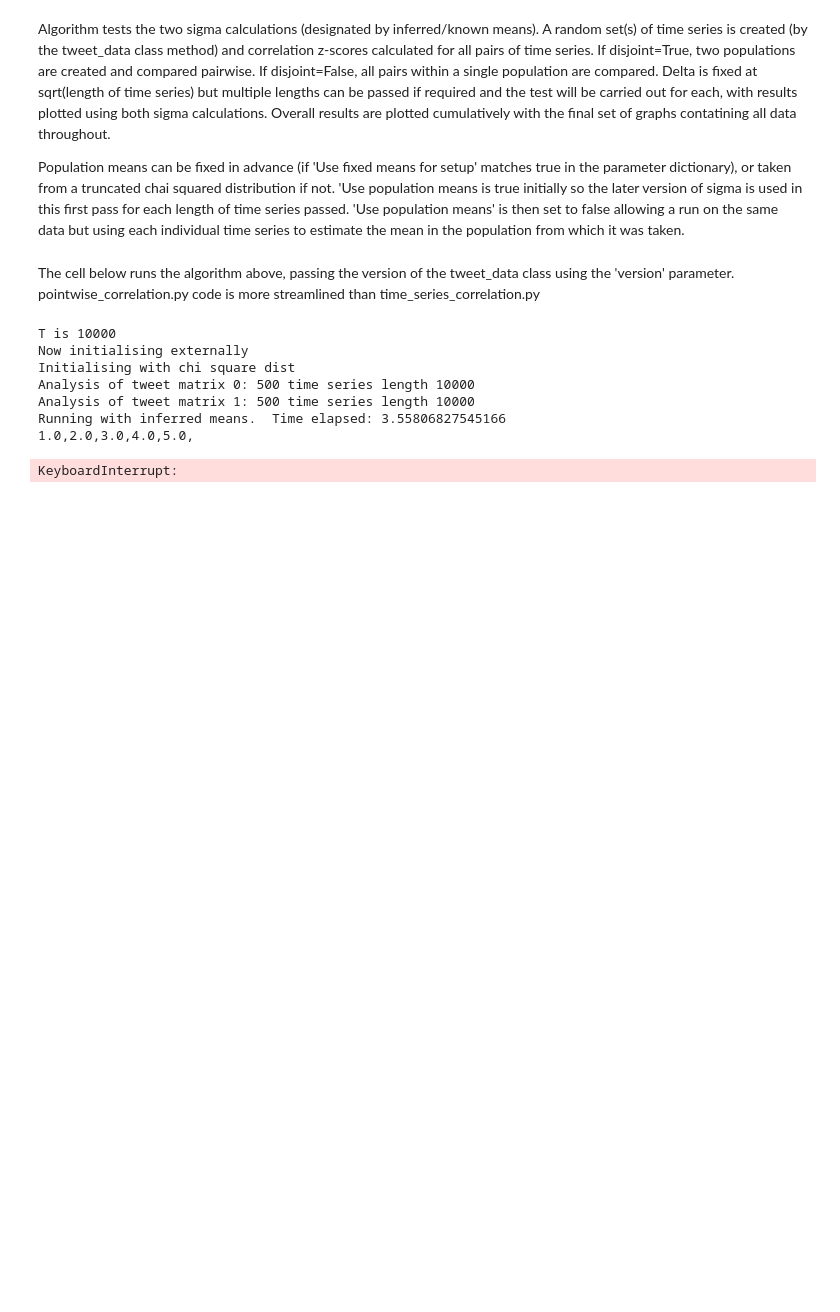
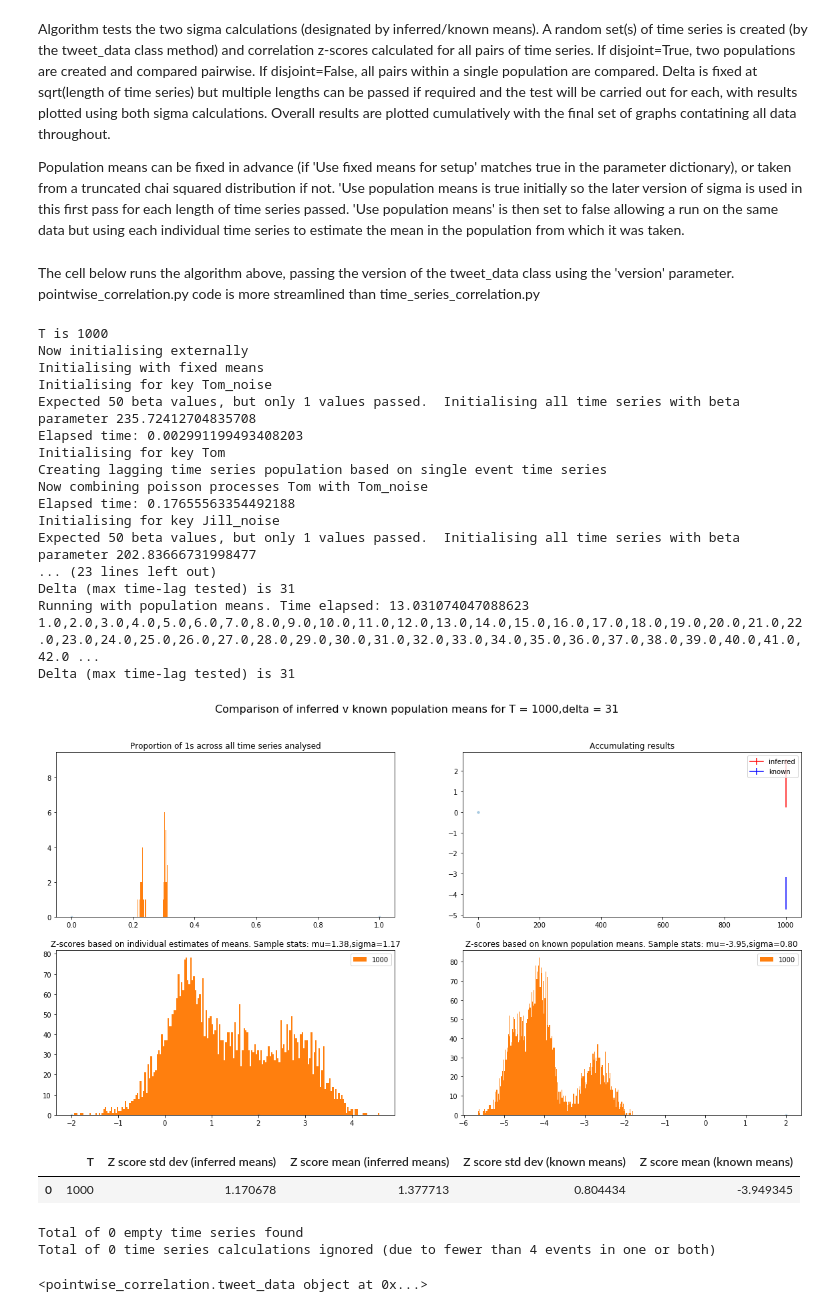
Before and after one commit to owenldennis/Tweet-timings, a Jupyter notebook: src/Tweet_project_tests.ipynb, the cells around one changed output. Saved outputs shown, nothing was run; the diff lists cells and outputs as text; code cells hidden in the pictures; blank space fills up the shorter version.

Commit message:
multiple_pops_running

```diff
--- a/src/Tweet_project_tests.ipynb
+++ b/src/Tweet_project_tests.ipynb
@@ -79,7 +134,8 @@ Population means can be fixed in advance (if 'Use fixed means for setup' matches
 # %%
 import time
 
-def compare_inferred_and_known_means(version,xs=[100,200],params={},poisson_process=False,disjoint=True,verbose=False,axes=[]):
+def compare_inferred_and_known_means(version,xs=[100,200],params={},poisson_process=False,disjoint=True,
+                                     multiple_populations=False,multiple_pop_params={},verbose=False,axes=[]):
     """
     *Compares z_scores when means are inferred/known
     *Plot of sigma values for each against length of time series (given by parameter xs) is also shown
@@ -117,17 +173,19 @@ def compare_inferred_and_known_means(version,xs=[100,200],params={},poisson_proc
 
         # initialise time series if using algorithm in notebook
         if use_external_initialisation:
-            tweet_matrices,known_probs_array = initialise_time_series_matrices(T,number,use_fixed_means_for_setup=params['Use fixed means for setup'],\
-                                                          means=[p1,p2],poisson_process=poisson_process,verbose=verbose)
+            number,ts_matrices = initialise_time_series_matrices(T,number,use_fixed_means_for_setup=params['Use fixed means for setup'],\
+                                                          means=[p1,p2],poisson_process=poisson_process,
+                                                        multiple_populations=multiple_populations,multiple_pop_params=multiple_pop_params,verbose=verbose)
             # create time series objects for each time series
-            ts_matrices=[[pc.time_series(tweet_matrices[i][j],known_probs_array[i][j],T) for j in range(number)]
-                             for i in range(len(tweet_matrices))]
+            #ts_matrices=[[pc.time_series(tweet_matrices[i][j],known_probs_array[i][j],T) for j in range(number)]
+            #                 for i in range(len(tweet_matrices))]
 
         else:
             ts_matrices = [] # will be initialised within the class
 
         # set parameters and instantiate classes
         params_dict['T'] = T
+        params_dict['n'] = number # in case multiple populations have been combined
         if version == pc:
             td = version.tweet_data(ts_matrices,params_dict,delta = delta,
                         disjoint_sets=disjoint,verbose=verbose,axes = [axes[0][0],axes[1][0]])
@@ -143,6 +201,7 @@ def compare_inferred_and_known_means(version,xs=[100,200],params={},poisson_proc
         td.display_Z_vals()
         ys.append(np.std(td.results))
         zs.append(np.mean(td.results))
+        td_to_store=analyse_raw_results(td)
 
 
         td.params['Use population means']=True
@@ -153,6 +212,7 @@ def compare_inferred_and_known_means(version,xs=[100,200],params={},poisson_proc
         td.display_Z_vals()
         y1s.append(np.std(td.results))
         z1s.append(np.mean(td.results))
+        analyse_raw_results(td)
         #pd.DataFrame(np.transpose([ts,zs,ys,z1s,y1s])).to_csv("{0}/Accumulating results.csv".format(TEMP_DIR))
 
         axes[0][1].errorbar(ts,zs,ys,color='r',label='inferred')
@@ -169,7 +229,7 @@ def compare_inferred_and_known_means(version,xs=[100,200],params={},poisson_proc
                    pd.DataFrame(y1s,columns=['Z score std dev (known means)']),
                    pd.DataFrame(z1s,columns=['Z score mean (known means)'])],axis=1)
     #df.to_csv("{0}/Sigma_comparison{1}.csv".format(TEMP_DIR,str(xs)[:10]),mode='a')
-    return df
+    return td_to_store,df
 # %% [markdown]
 The cell below runs the algorithm above, passing the version of the tweet_data class using the 'version' parameter. pointwise_correlation.py code is more streamlined than time_series_correlation.py
 # %%
@@ -185,45 +245,69 @@ pc.EMPTY_TIME_SERIES_COUNT = 0
 # parameter dictionary
 params_dict = {
 #                'T' : 1000                        # Length of each time series
-                'n' : 500,                      # How many time series in each population
+                'n' : 50,                      # How many time series in each population
                'Use external intialisation' : True,
 #               'Use population means' : True, # Refers to whether correlation calculation is based on pre-determined or measured means
 
-                'Use fixed means for setup' : False, # Refers to whether population(s) taken from given means or chai-squared dist
-                'p1' : 0.01,
-                'p2' : 0.05,            # mean occurences from which populations will be drawn
+                'Use fixed means for setup' : True, # Refers to whether population(s) taken from given means or chai-squared dist
+                'p1' : 0.1,
+                'p2' : 0.5,            # mean occurences from which populations will be drawn
 
 #               'Test_mode' : False,
 #                'dense' : True,  # only needed for time_series_correlation (obsolete class)
                 'sparse': False # must be false - only dense time series can be analysed
                     }
 
-lengths=[10000]  # Which lengths of time series to run the algorithm for
+# if combinine multiple populations, these are the parameters for initialising.
+multiple_population_params={'clusters':2,'mean lag range' : [2,20],'event probability range':[0.1,0.5],'noise scaling' : 0.01,'pop_sizes':[50]}
+multiple_population_params['use fixed means']=params_dict['Use fixed means for setup']
 
-df=compare_inferred_and_known_means(version=pc,xs=lengths,params=params_dict,
-                                    poisson_process=False,disjoint=False,verbose=True)
+lengths=[1000]  # Which lengths of time series to run the algorithm for
+
+td_to_store,df=compare_inferred_and_known_means(version=pc,xs=lengths,params=params_dict,
+                                    multiple_populations=True,multiple_pop_params=multiple_population_params,
+                                    poisson_process=True,disjoint=False,verbose=True)
 plt.show()
 display(df)
 
 short_ts_data = np.array(pc.SHORT_TIME_SERIES_Z_SCORES)
 print("Total of {0} empty time series found".format(pc.EMPTY_TIME_SERIES_COUNT))
 print("Total of {0} time series calculations ignored (due to fewer than 4 events in one or both)".format(len(short_ts_data)))
 
 if len(short_ts_data):
     df = pd.DataFrame(list(np.transpose([[min(ts_data[0],ts_data[1]) for ts_data in short_ts_data],list(short_ts_data[:,2])])),
                       columns = ['Length of short time series','Z score'])
     print("Z_scores for comparisons involving very short series averaged : {0}".format(np.mean(short_ts_data[:,2])))
     #plt.plot([min(ts_data[0],ts_data[1]) for ts_data in short_ts_data],short_ts_data[:,2], 'x')
     #plt.show()
 
 #print("Mean and sigma for the z scores for empty time series are {0} and {1}".format(np.mean(z_scores), np.std(z_scores)))
 #plt.hist(z_scores)
+#print(td_to_store)
 # %% [output]
-T is 10000
+T is 1000
 Now initialising externally
-Initialising with chi square dist
-Analysis of tweet matrix 0: 500 time series length 10000
-Analysis of tweet matrix 1: 500 time series length 10000
-Running with inferred means.  Time elapsed: 3.55806827545166
-1.0,2.0,3.0,4.0,5.0,
+Initialising with fixed means
+Initialising for key Tom_noise
+Expected 50 beta values, but only 1 values passed.  Initialising all time series with beta parameter 235.72412704835708
+Elapsed time: 0.002991199493408203
+Initialising for key Tom
+Creating lagging time series population based on single event time series
+Now combining poisson processes Tom with Tom_noise
+Elapsed time: 0.17655563354492188
+Initialising for key Jill_noise
+Expected 50 beta values, but only 1 values passed.  Initialising all time series with beta parameter 202.83666731998477
+... (23 lines left out)
+Delta (max time-lag tested) is 31
+Running with population means. Time elapsed: 13.031074047088623
+1.0,2.0,3.0,4.0,5.0,6.0,7.0,8.0,9.0,10.0,11.0,12.0,13.0,14.0,15.0,16.0,17.0,18.0,19.0,20.0,21.0,22.0,23.0,24.0,25.0,26.0,27.0,28.0,29.0,30.0,31.0,32.0,33.0,34.0,35.0,36.0,37.0,38.0,39.0,40.0,41.0,42.0 ...
+Delta (max time-lag tested) is 31
+[figure, added]
+|  | T | Z score std dev (inferred means) | Z score mean (inferred means) | Z score std dev (known means) | Z score mean (known means) |
+| 0 | 1000 | 1.170678 | 1.377713 | 0.804434 | -3.949345 |
-KeyboardInterrupt:
+Total of 0 empty time series found
+Total of 0 time series calculations ignored (due to fewer than 4 events in one or both)
+# %%
+print(td_to_store)
+# %% [output]
+<pointwise_correlation.tweet_data object at 0x...>
```
Also changed, not shown: parts of 3 cells of this notebook, 2 other files.
